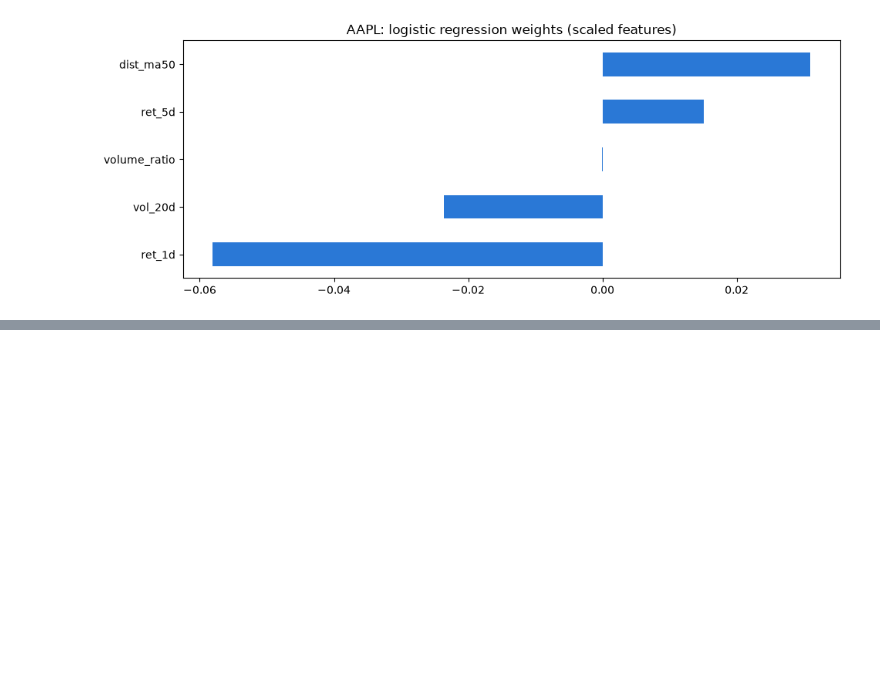
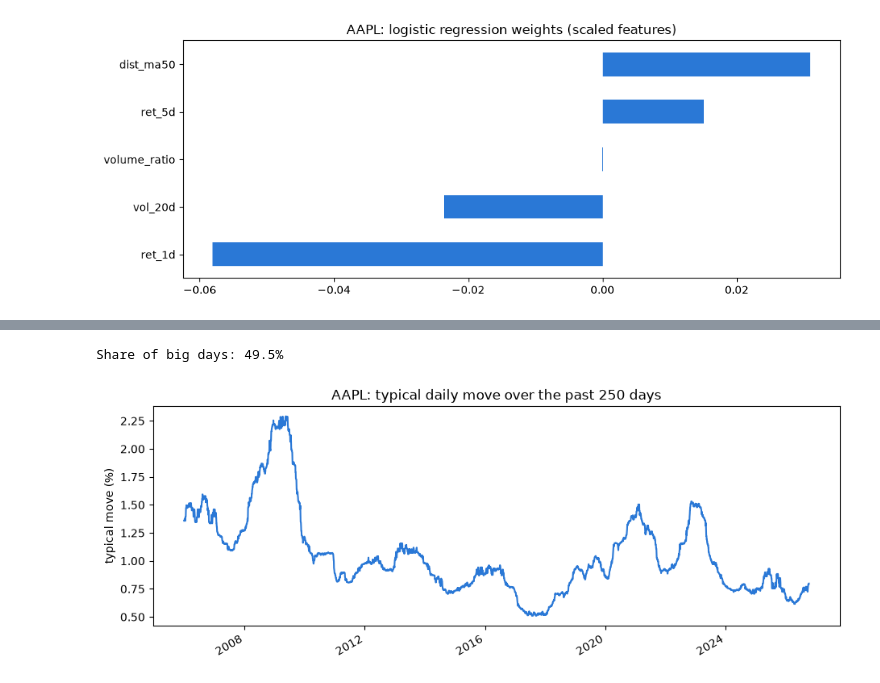
Before and after one commit to pranaysharma13/stock-movement-predictor, a Jupyter notebook: reports/AAPL.ipynb, the cells around one changed output, grey strips where cells are left out. Saved outputs shown, nothing was run; the diff lists cells and outputs as text; code cells hidden in the pictures; blank space fills up the shorter version.

```diff
--- a/reports/AAPL.ipynb
+++ b/reports/AAPL.ipynb
@@ -345,0 +365,10 @@ plt.show()
+# %%
+vol_data = build_vol_dataset(prices)
+print(f"Share of big days: {vol_data['target'].mean():.1%}")
+ax = (vol_data["typical_move"] * 100).plot(title=f"{TICKER}: typical daily move over the past {TYPICAL_WINDOW} days")
+ax.set_ylabel("typical move (%)")
+ax.set_xlabel("")
+plt.show()
+# %% [output]
+Share of big days: 49.5%
+[figure, added]
```
Also changed, not shown: parts of 23 cells of this notebook, 20 other files.
